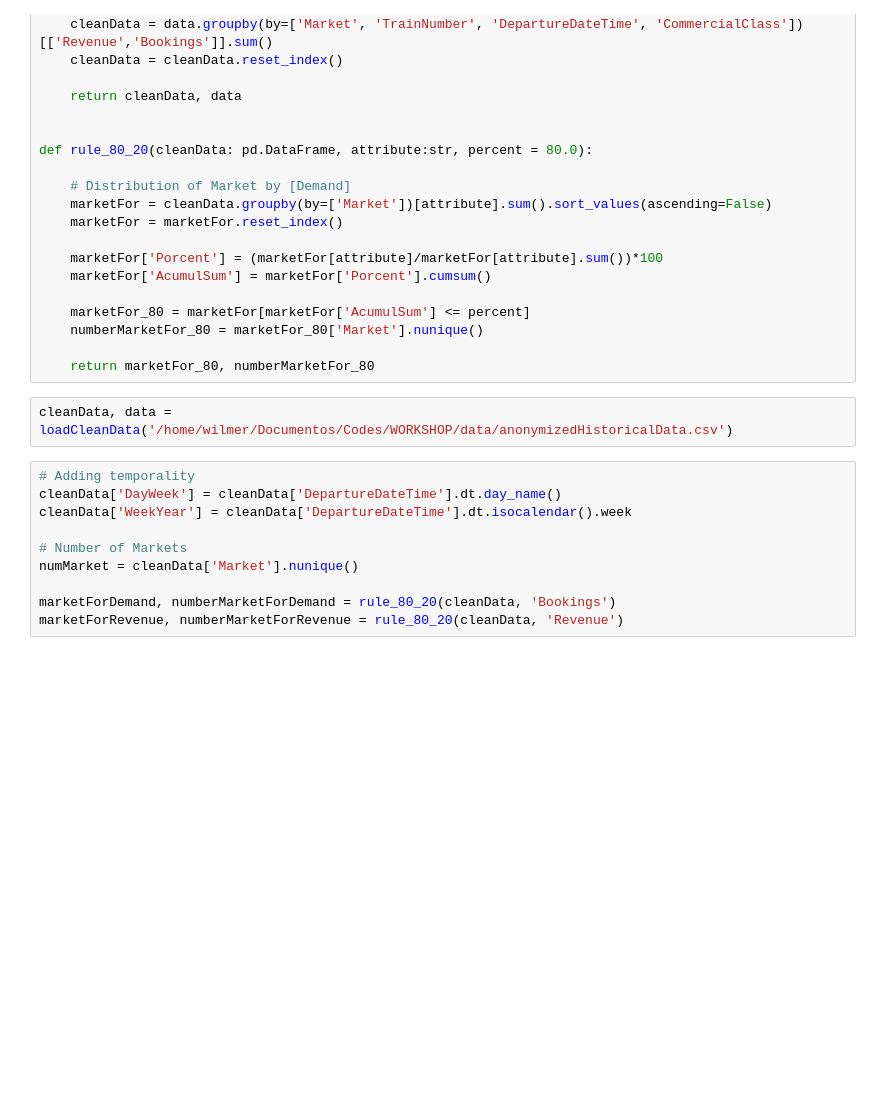
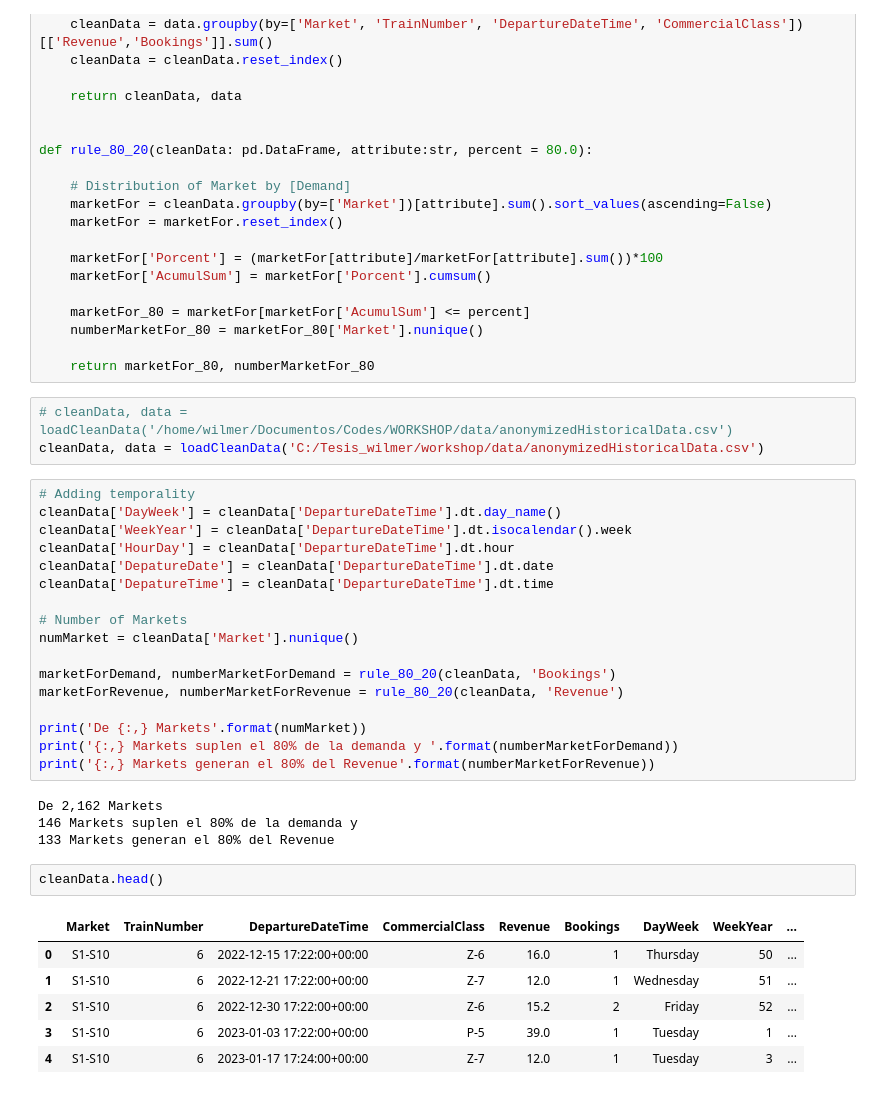
Before and after one commit to wilmerurango/workshop, a Jupyter notebook: data_dia1.ipynb, the cells around one changed output. Cells and saved outputs as stored; diff of their text form; blank space fills up the shorter version.

```diff
--- a/data_dia1.ipynb
+++ b/data_dia1.ipynb
@@ -38,14 +38,35 @@ def rule_80_20(cleanData: pd.DataFrame, attribute:str, percent = 80.0):
 
     return marketFor_80, numberMarketFor_80
 # %%
-cleanData, data = loadCleanData('/home/wilmer/Documentos/Codes/WORKSHOP/data/anonymizedHistoricalData.csv')
+# cleanData, data = loadCleanData('/home/wilmer/Documentos/Codes/WORKSHOP/data/anonymizedHistoricalData.csv')
+cleanData, data = loadCleanData('C:/Tesis_wilmer/workshop/data/anonymizedHistoricalData.csv')
 # %%
 # Adding temporality
 cleanData['DayWeek'] = cleanData['DepartureDateTime'].dt.day_name()
 cleanData['WeekYear'] = cleanData['DepartureDateTime'].dt.isocalendar().week
+cleanData['HourDay'] = cleanData['DepartureDateTime'].dt.hour
+cleanData['DepatureDate'] = cleanData['DepartureDateTime'].dt.date
+cleanData['DepatureTime'] = cleanData['DepartureDateTime'].dt.time
 
 # Number of Markets
 numMarket = cleanData['Market'].nunique()
 
 marketForDemand, numberMarketForDemand = rule_80_20(cleanData, 'Bookings')
 marketForRevenue, numberMarketForRevenue = rule_80_20(cleanData, 'Revenue')
+
+print('De {:,} Markets'.format(numMarket))
+print('{:,} Markets suplen el 80% de la demanda y '.format(numberMarketForDemand))
+print('{:,} Markets generan el 80% del Revenue'.format(numberMarketForRevenue))
+# %% [output]
+De 2,162 Markets
+146 Markets suplen el 80% de la demanda y
+133 Markets generan el 80% del Revenue
+# %%
+cleanData.head()
+# %% [output]
+|  | Market | TrainNumber | DepartureDateTime | CommercialClass | Revenue | Bookings | DayWeek | WeekYear | ... |
+| 0 | S1-S10 | 6 | 2022-12-15 17:22:00+00:00 | Z-6 | 16.0 | 1 | Thursday | 50 | ... |
+| 1 | S1-S10 | 6 | 2022-12-21 17:22:00+00:00 | Z-7 | 12.0 | 1 | Wednesday | 51 | ... |
+| 2 | S1-S10 | 6 | 2022-12-30 17:22:00+00:00 | Z-6 | 15.2 | 2 | Friday | 52 | ... |
+| 3 | S1-S10 | 6 | 2023-01-03 17:22:00+00:00 | P-5 | 39.0 | 1 | Tuesday | 1 | ... |
+| 4 | S1-S10 | 6 | 2023-01-17 17:24:00+00:00 | Z-7 | 12.0 | 1 | Tuesday | 3 | ... |
```
Also changed, not shown: parts of 6 cells of this notebook, 1 other file.
